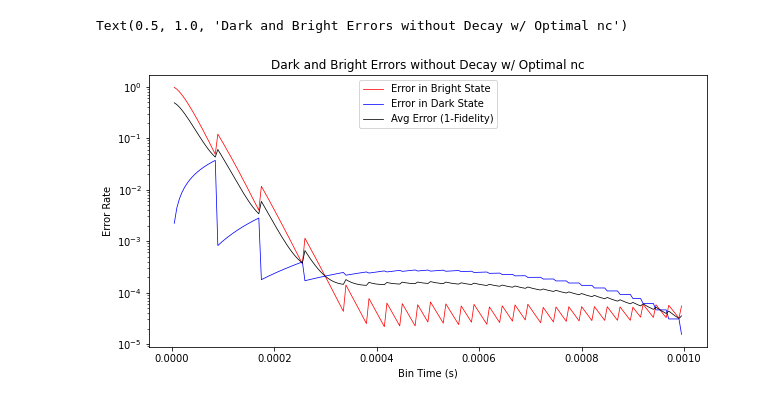
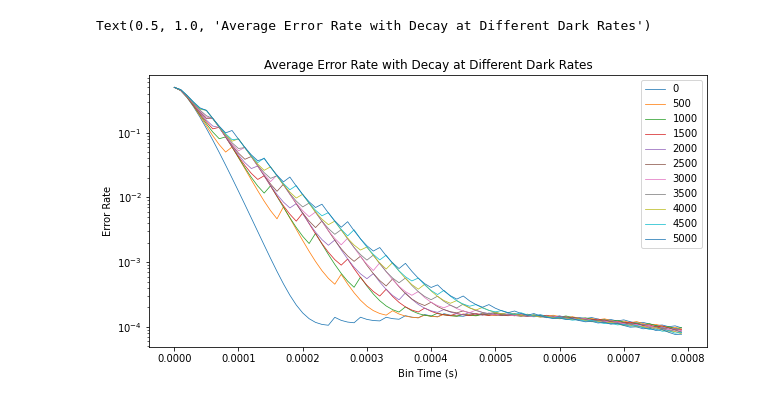
Before and after one commit to seangarn32/Trapped-Ion-Error-Model, a Jupyter notebook: SQR Error Model/Ca40ModelByDarkCount.ipynb, the cells around one changed output. Cells and saved outputs as stored; diff of their text form; code cells hidden in the pictures.

```diff
--- a/SQR Error Model/Ca40ModelByDarkCount.ipynb
+++ b/SQR Error Model/Ca40ModelByDarkCount.ipynb
@@ -41,8 +41,8 @@ def errorB(Rb,Rd,tb,NB):
 nMax = 30 #Max number of detection counts we want to consider
 Rb = 55800 #Bright state fluoresence rate in s^-1
 Rd = 442 #Dark state fluoresence rate in s^-1
-tbMax = .001 #Max bin time in s
+tbMax = .0008 #Max bin time in s
 tau = 1.167 #tau decay time for Ca40 in s
 nStep = 1 #n Granularity
-tStep = .000005 #time granularity in s
+tStep = .00001 #time granularity in s
 # %%
@@ -91,16 +90,13 @@ for tb in BT:
 # %%
-avgE =  (darkE+brightE)/2
-
 fig = plt.figure(figsize=(10, 5))
 ax1 = fig.add_subplot(1, 1, 1)
-ax1.plot(BT[1:], brightE[1:], lw=0.75, c="r", label = "Error in Bright State")
-ax1.plot(BT[1:], darkE[1:], lw=0.75, c="b", label = "Error in Dark State")
-ax1.plot(BT[1:], avgE[1:], lw=0.75, c="black", label = "Avg Error (1-Fidelity)")
+for Y in eArrays:
+    ax1.plot(BT, Y, lw=0.75)
 ax1.set_ylabel("Error Rate")
 ax1.set_xlabel("Bin Time (s)")
-ax1.legend(loc = 'upper center')
+ax1.legend(DarkCounts)
 plt.yscale('log')
-plt.title("Dark and Bright Errors without Decay w/ Optimal nc")
+plt.title("Average Error Rate with Decay at Different Dark Rates")
 # %% [output]
-Text(0.5, 1.0, 'Dark and Bright Errors without Decay w/ Optimal nc')
+Text(0.5, 1.0, 'Average Error Rate with Decay at Different Dark Rates')
-[figure, old version]
+[figure, new version]
```
Also changed, not shown: parts of 2 cells of this notebook.
